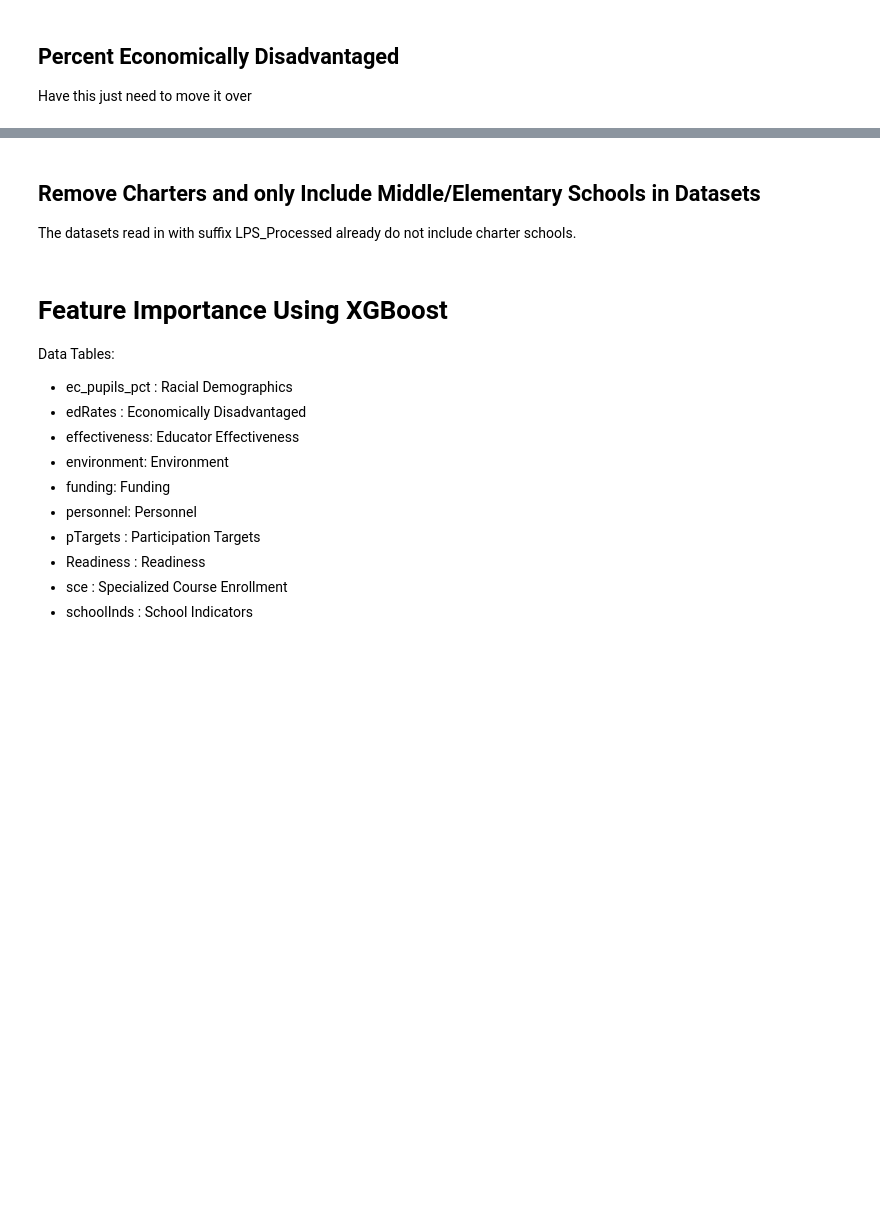
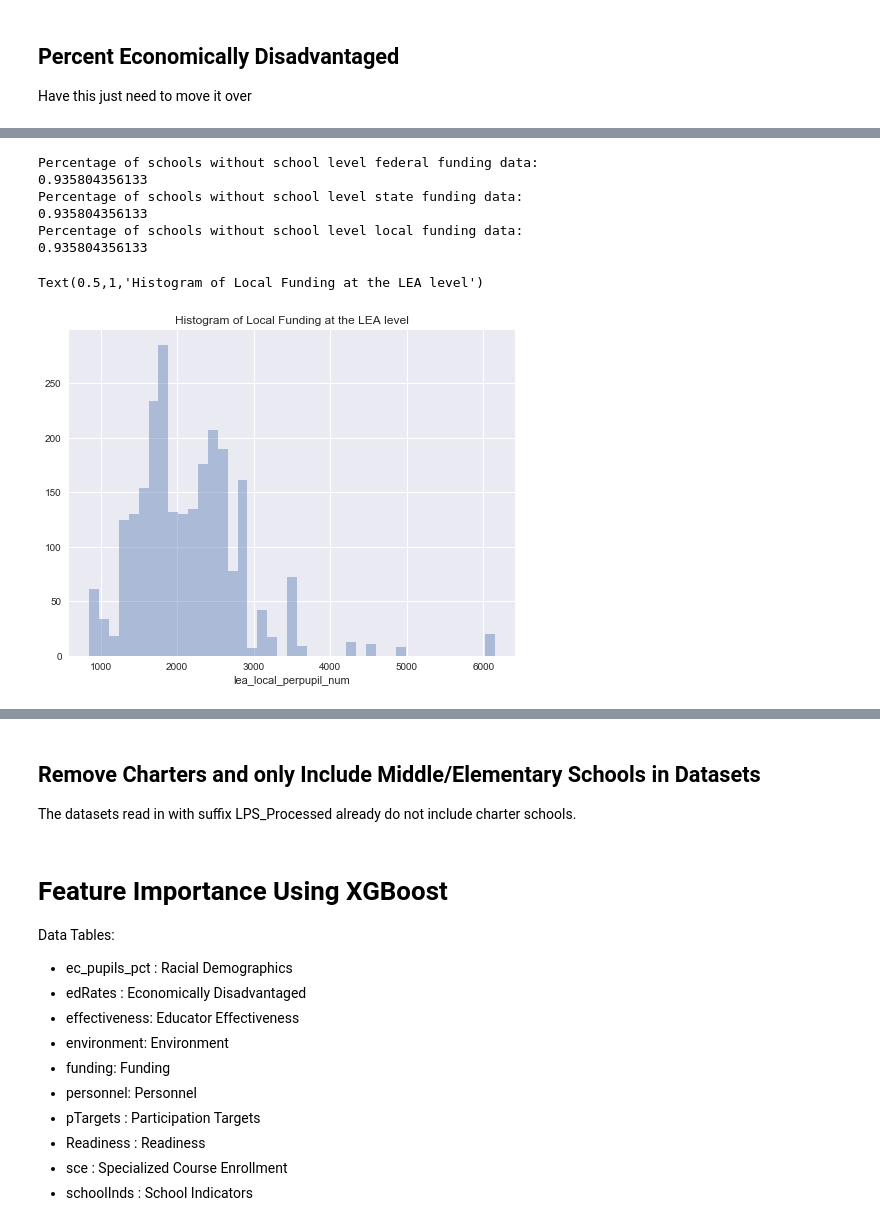
Before and after one commit to oleeson/NCPDI-Capstone, a Jupyter notebook: Analysis/Master_Capstone.ipynb, the cells around one changed output, grey strips where cells are left out. Cells and saved outputs as stored; diff of their text form; code cells hidden in the pictures; blank space fills up the shorter version.

Commit message:
added funding analysis in master

```diff
--- a/Analysis/Master_Capstone.ipynb
+++ b/Analysis/Master_Capstone.ipynb
@@ -207,0 +228,10 @@ There are 168 total charter schools. From the above bar chart it appears that th
+# %%
+## Create a new column that is boolean if low performing for visulization plots
+LowP_series = []
+for index, row in df_EDA.iterrows():
+    if row['RLPS'] == 0:
+        LowP_series.append('NotLowPerforming')
+    else:
+        LowP_series.append('LowPerforming')
+print(np.unique(LowP_series))
+df_EDA['LPSBool'] = LowP_series
@@ -216,0 +421,25 @@ Have this just need to move it over
+# %%
+print ('Percentage of schools without school level federal funding data: ')
+print((df_EDA['federal_perpupil_num'].isna().sum())/(df_EDA['federal_perpupil_num'].isna().count()))
+
+print ('Percentage of schools without school level state funding data: ')
+print((df_EDA['state_perpupil_num'].isna().sum())/(df_EDA['state_perpupil_num'].isna().count()))
+
+print ('Percentage of schools without school level local funding data: ')
+print((df_EDA['local_perpupil_num'].isna().sum())/(df_EDA['local_perpupil_num'].isna().count()))
+# %% [output]
+Percentage of schools without school level federal funding data:
+0.935804356133
+Percentage of schools without school level state funding data:
+0.935804356133
+Percentage of schools without school level local funding data:
+0.935804356133
+# %%
+f, ax = plt.subplots(figsize=(8,6))
+a = sns.distplot(df_EDA['lea_local_perpupil_num'].dropna(),
+             hist=True,
+                kde = False)
+plt.title('Histogram of Local Funding at the LEA level')
+# %% [output]
+Text(0.5,1,'Histogram of Local Funding at the LEA level')
+[figure, added]
```
Also changed, not shown: parts of 24 cells of this notebook.
